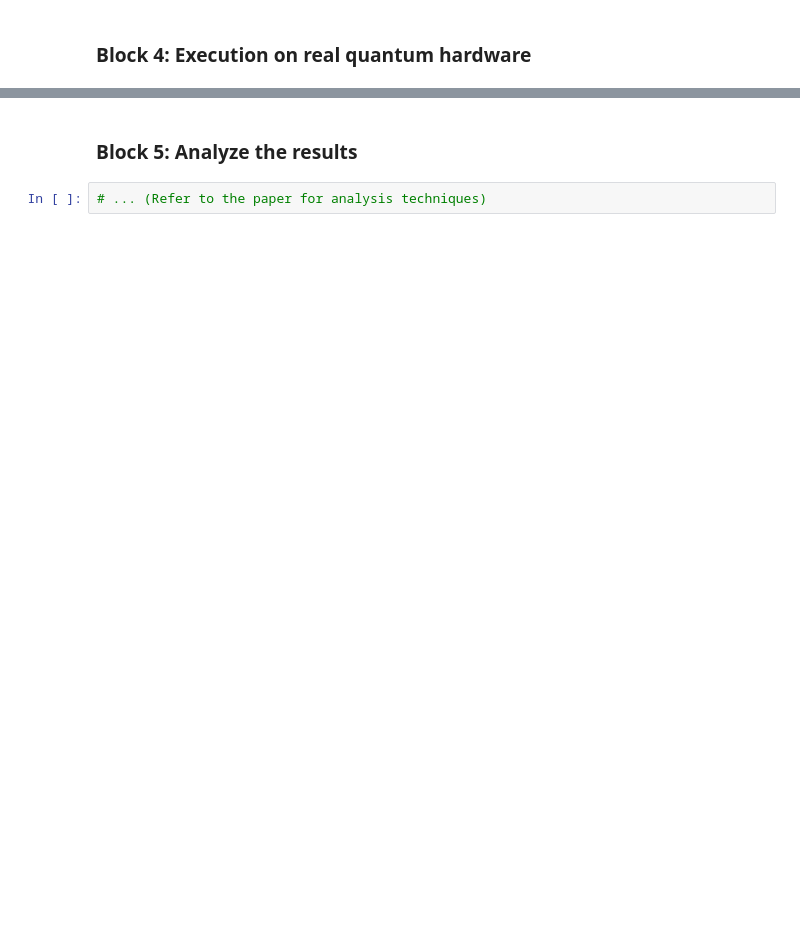
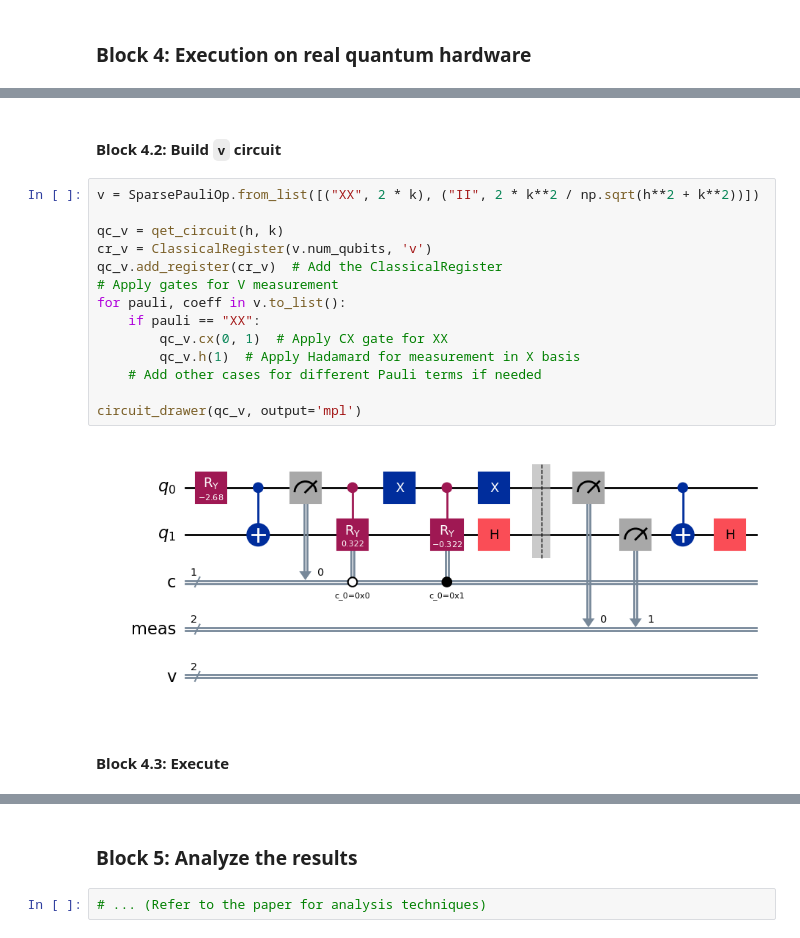
Before and after one commit to Amir1603/quantum, a Jupyter notebook: ibm/redo2.ipynb, the cells around one changed output, grey strips where cells are left out. Saved outputs shown, nothing was run; the diff lists cells and outputs as text; blank space fills up the shorter version.

```diff
--- a/ibm/redo2.ipynb
+++ b/ibm/redo2.ipynb
@@ -92,0 +157,20 @@ Simulation results:
+# %% [markdown]
+#### Block 4.2: Build `v` circuit
+# %%
+v = SparsePauliOp.from_list([("XX", 2 * k), ("II", 2 * k**2 / np.sqrt(h**2 + k**2))])
+
+qc_v = qet_circuit(h, k)
+cr_v = ClassicalRegister(v.num_qubits, 'v')
+qc_v.add_register(cr_v)  # Add the ClassicalRegister
+# Apply gates for V measurement
+for pauli, coeff in v.to_list():
+    if pauli == "XX":
+        qc_v.cx(0, 1)  # Apply CX gate for XX
+        qc_v.h(1)  # Apply Hadamard for measurement in X basis
+    # Add other cases for different Pauli terms if needed
+
+circuit_drawer(qc_v, output='mpl')
+# %% [output]
+[figure, added]
+# %% [markdown]
+#### Block 4.3: Execute
```
Also changed, not shown: parts of 12 cells of this notebook, 1 other file.
